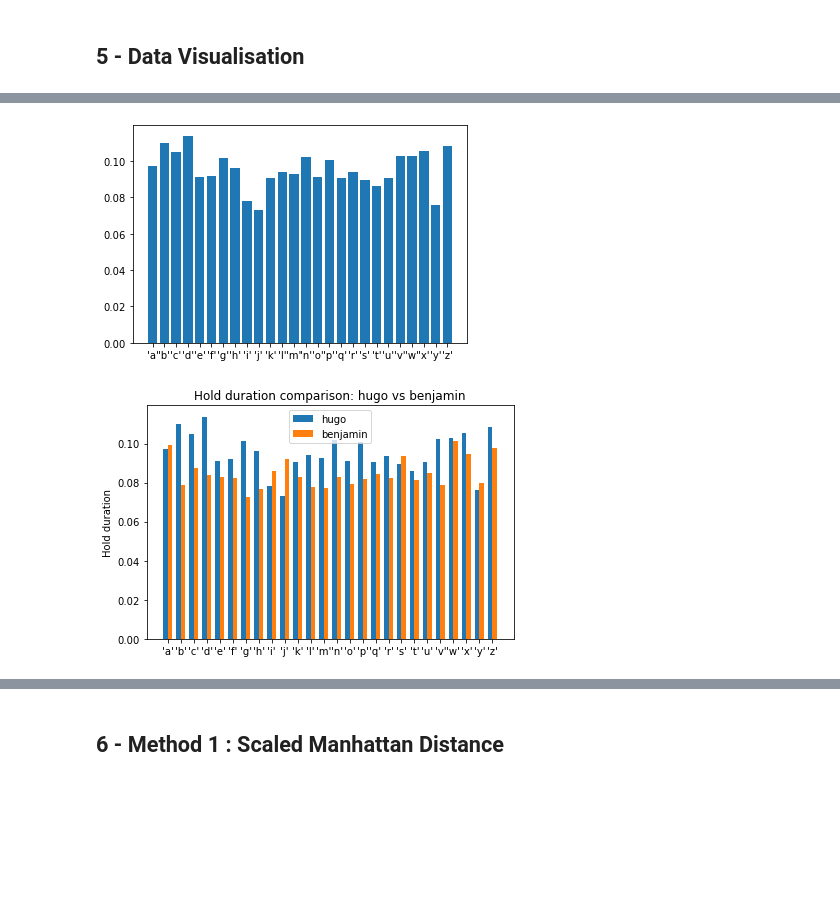
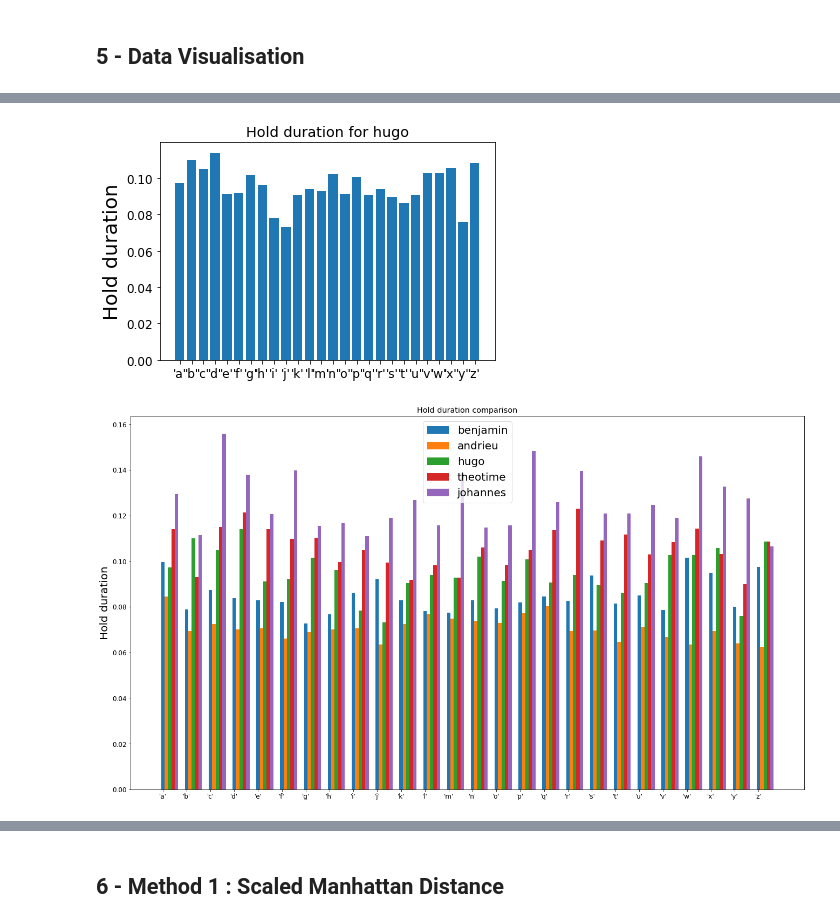
Before and after one commit to Belzerion/OT2, a Jupyter notebook: data_mining_report.ipynb, the cells around one changed output, grey strips where cells are left out. Drawn from its saved outputs; the diff is of its cells as text; code cells hidden in the pictures; blank space fills up the shorter version.

```diff
--- a/data_mining_report.ipynb
+++ b/data_mining_report.ipynb
@@ -624,68 +628,70 @@ def getPosa(dataframe):
 
 
 
-def visualize(user_reference):
-    user_reference = user_reference.sort_values("Key")
-    user_reference = user_reference.reset_index(drop=True)
-    user_reference["HD_mean"] = pd.to_numeric(user_reference["HD_mean"], downcast="float")
-    a = getPosa(user_reference)
-    fig, ax = plt.subplots()
-    labels = user_reference.iloc[a:a+26, 0]
-    values = user_reference.iloc[a:a+26, 2]
-    rect = ax.bar(labels, values)
-    fig.show()
-
-def hold_comparison(user, user_bis):
+def visualize_hd(user):
     user_ref = pd.read_csv(REFERENCE_FILEPATH+user+".csv", sep="|", names=columns_ref, encoding = "ISO-8859-1")
     user_ref = user_ref.reset_index(drop=True)
     user_ref = user_ref.drop([0])
     user_ref = user_ref.reset_index(drop=True)
     user_ref = user_ref.sort_values("Key")
 
-    user_ref_bis = pd.read_csv(REFERENCE_FILEPATH+user_bis+".csv", sep="|", names=columns_ref, encoding = "ISO-8859-1")
-    user_ref_bis = user_ref_bis.reset_index(drop=True)
-    user_ref_bis = user_ref_bis.drop([0])
-    user_ref_bis = user_ref_bis.reset_index(drop=True)
-    user_ref_bis = user_ref_bis.sort_values("Key")
-
 
     user_ref = user_ref.reset_index(drop=True)
     user_ref["HD_mean"] = pd.to_numeric(user_ref["HD_mean"], downcast="float")
-    user_ref_bis = user_ref_bis.reset_index(drop=True)
-    user_ref_bis["HD_mean"] = pd.to_numeric(user_ref_bis["HD_mean"], downcast="float")
+
     a = getPosa(user_ref)
-
-    a_bis = getPosa(user_ref_bis)
 
     labels = user_ref.iloc[a:a+26, 0]
     values = user_ref.iloc[a:a+26, 2]
-
-    values_bis = user_ref_bis.iloc[a_bis:a_bis+26, 2]
-    width = 0.35  # the width of the bars
-    x = np.arange(len(labels))
     fig, ax = plt.subplots()
-    rects1 = ax.bar(x - width/2, values, width, label=user)
-    rects2 = ax.bar(x + width/2, values_bis, width, label=user_bis)
+    rect = ax.bar(labels, values)
 
     # Add some text for labels, title and custom x-axis tick labels, etc.
     ax.set_ylabel('Hold duration')
-    ax.set_title('Hold duration comparison: '+ user +' vs '+ user_bis)
+    ax.set_title('Hold duration for '+ user)
+
+def hold_comparison(usernames):
+    user_refs = []
+    users_values = []
+    rects = []
+
+    for username in usernames:
+        user_ref = pd.read_csv(REFERENCE_FILEPATH+username+".csv", sep="|", names=columns_ref, encoding = "ISO-8859-1")
+        user_ref = user_ref.reset_index(drop=True)
+        user_ref = user_ref.drop([0])
+        user_ref = user_ref.reset_index(drop=True)
+        user_ref = user_ref.sort_values("Key")
+
+
+        user_ref = user_ref.reset_index(drop=True)
+        user_ref["HD_mean"] = pd.to_numeric(user_ref["HD_mean"], downcast="float")
+        user_refs.append(user_ref)
+        users_values.append(user_ref.iloc[getPosa(user_ref):getPosa(user_ref)+26, 2])
+
+    fig, ax = plt.subplots()
+    labels = user_refs[0].iloc[getPosa(user_refs[0]):getPosa(user_refs[0])+26, 0]
+    width = 1/(len(usernames)+2)  # the width of the bars
+    x = np.arange(len(labels)) - len(username)
+    for i, values in enumerate(users_values):
+        rects.append(ax.bar(x + i*width, users_values[i], width, label=usernames[i]))
+
+    fig.set_size_inches(18.5, 10.5)
+
+    # Add some text for labels, title and custom x-axis tick labels, etc.
+    ax.set_ylabel('Hold duration')
+    ax.set_title('Hold duration comparison')
     ax.set_xticks(x)
     ax.set_xticklabels(labels)
     ax.legend()
 
 
 
     fig.tight_layout()
     plt.show()
 
-hugo = pd.read_csv(REFERENCE_FILEPATH+"hugo.csv", sep="|", names=columns_ref, encoding = "ISO-8859-1")
-hugo = hugo.reset_index(drop=True)
-hugo = hugo.drop([0])
-hugo = hugo.reset_index(drop=True)
-hugo = hugo.sort_values("Key")
-visualize(hugo)
-hold_comparison('hugo', 'benjamin')
+
+visualize_hd('hugo')
+hold_comparison(['benjamin', 'andrieu', 'hugo', 'theotime', 'johannes'])
 # %% [output]
-[figure, old version]
+[figure, new version]
-[figure, old version]
+[figure, new version]
```
Also changed, not shown: parts of 15 cells of this notebook, 3 other files.
